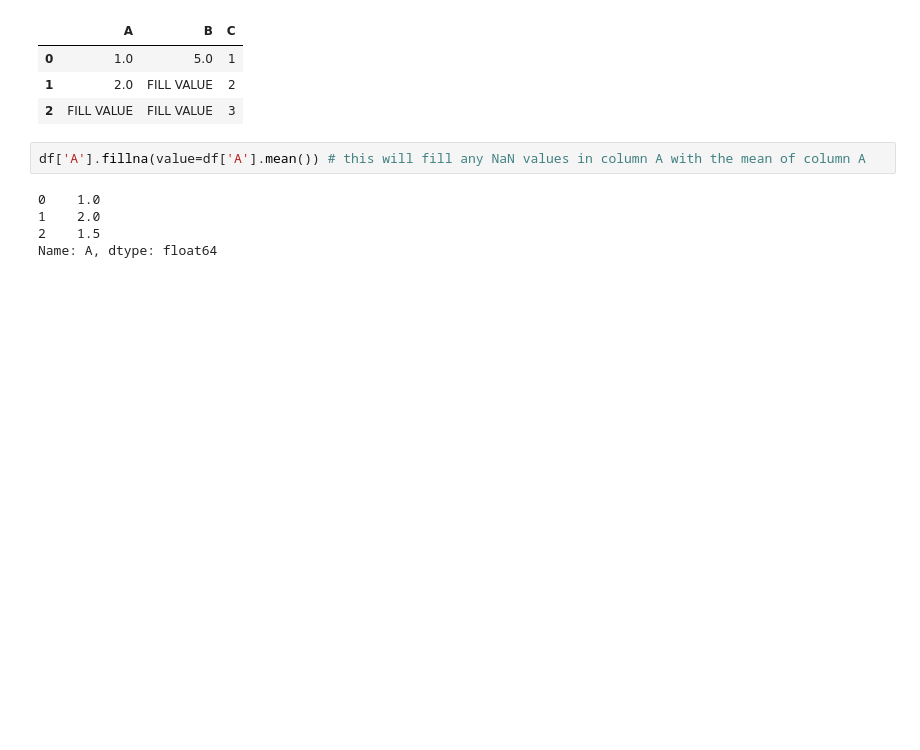
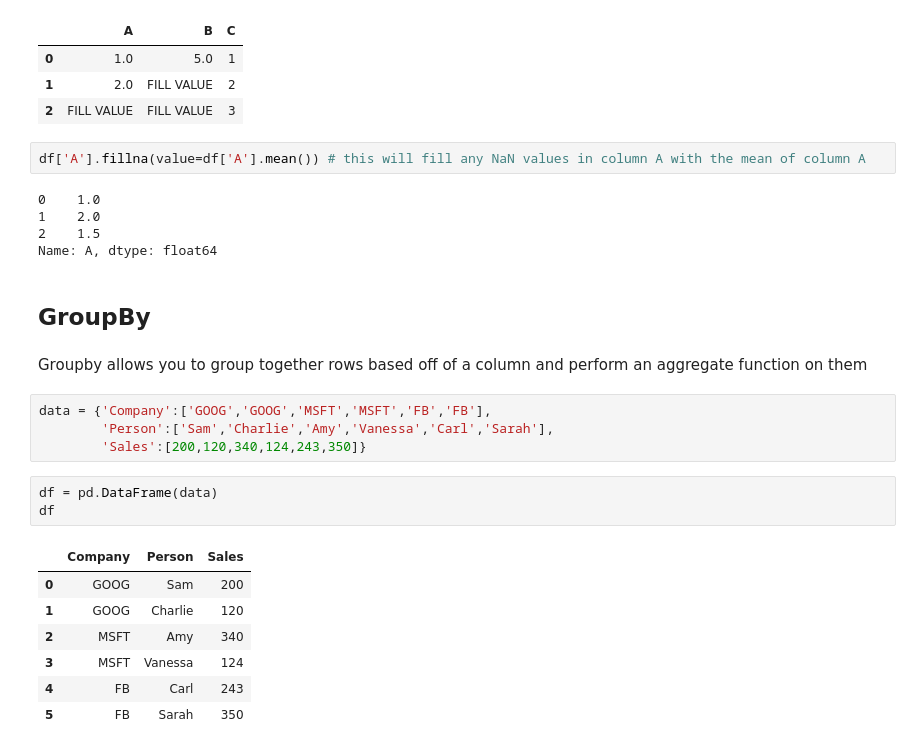
Before and after one commit to majikthise911/notes, a Jupyter notebook: udemyPythonForFinance/notes.ipynb, the cells around one changed output. Saved outputs shown, nothing was run; the diff lists cells and outputs as text; blank space fills up the shorter version.

Commit message:
groupby

```diff
--- a/udemyPythonForFinance/notes.ipynb
+++ b/udemyPythonForFinance/notes.ipynb
@@ -526,3 +526,22 @@ df['A'].fillna(value=df['A'].mean()) # this will fill any NaN values in column A
 1    2.0
 2    1.5
 Name: A, dtype: float64
+# %% [markdown]
+## GroupBy
+# %% [markdown]
+Groupby allows you to group together rows based off of a column and perform an aggregate function on them
+# %%
+data = {'Company':['GOOG','GOOG','MSFT','MSFT','FB','FB'],
+        'Person':['Sam','Charlie','Amy','Vanessa','Carl','Sarah'],
+        'Sales':[200,120,340,124,243,350]}
+# %%
+df = pd.DataFrame(data)
+df
+# %% [output]
+|  | Company | Person | Sales |
+| 0 | GOOG | Sam | 200 |
+| 1 | GOOG | Charlie | 120 |
+| 2 | MSFT | Amy | 340 |
+| 3 | MSFT | Vanessa | 124 |
+| 4 | FB | Carl | 243 |
+| 5 | FB | Sarah | 350 |
```
